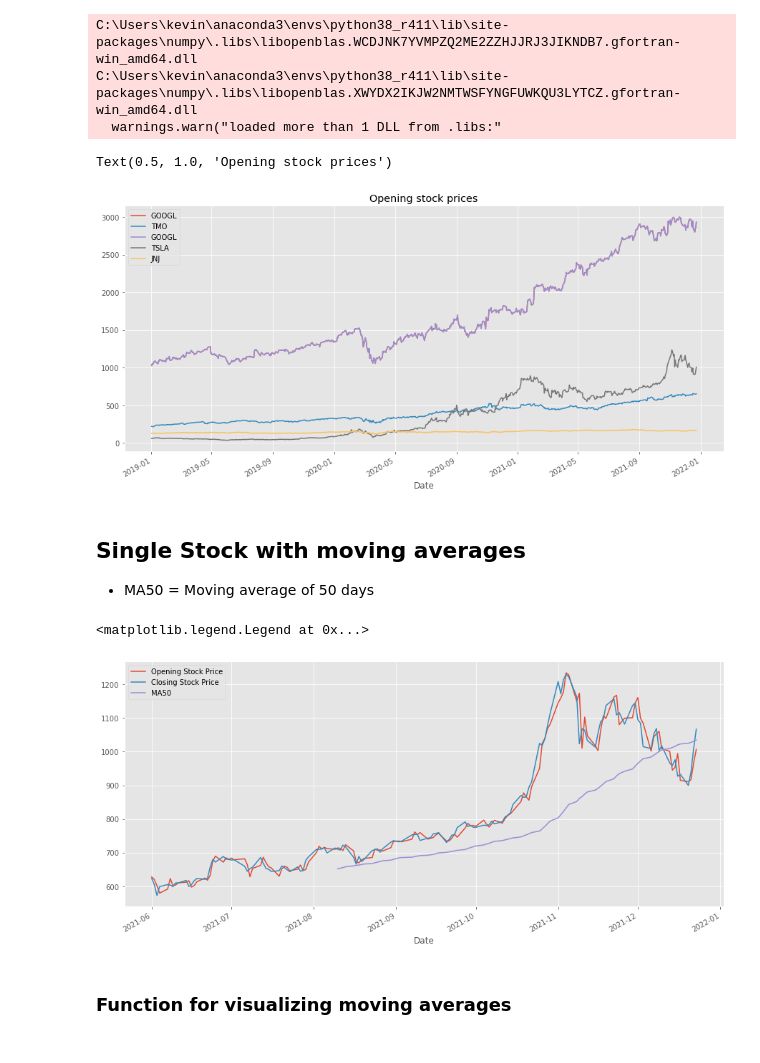
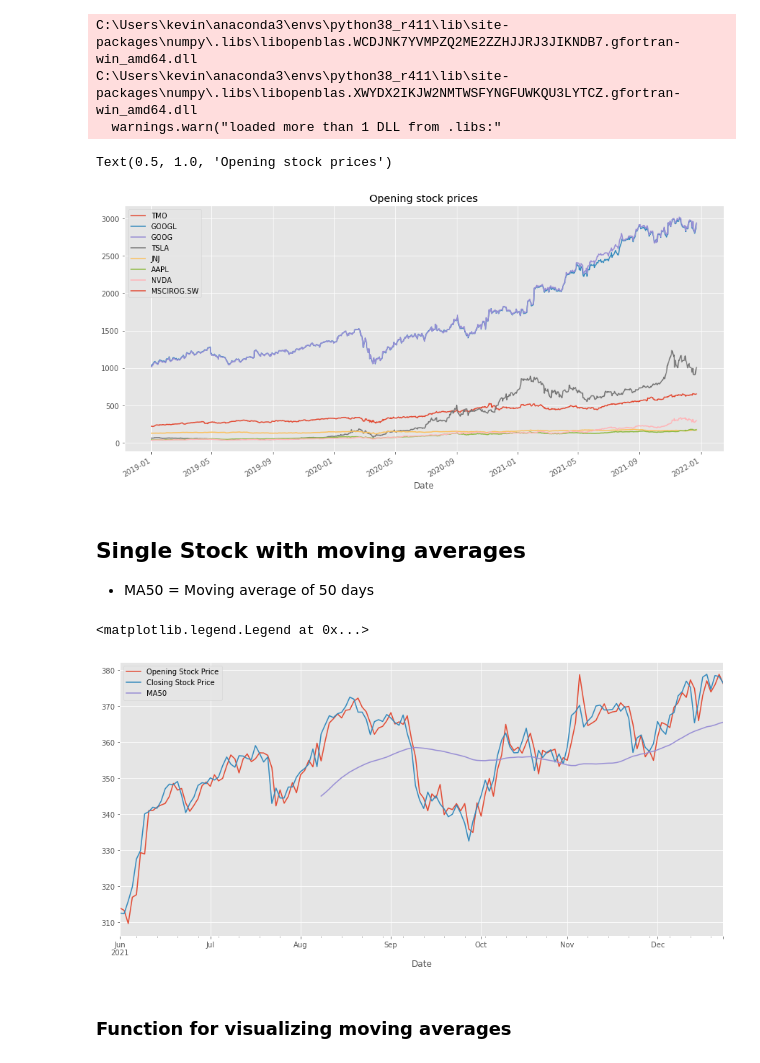
Before and after one commit to cewinharhar/stockMarketAnalysis, a Jupyter notebook: stockMarketAnalysis.ipynb, the cells around one changed output. Saved outputs shown, nothing was run; the diff lists cells and outputs as text; code cells hidden in the pictures.

Commit message:
more stocks and nicer plots

```diff
--- a/stockMarketAnalysis.ipynb
+++ b/stockMarketAnalysis.ipynb
@@ -46,8 +53,5 @@ MSCI = web.DataReader("MSCI", source, start, end) # na
 # %%
 #multiple plots
-
-all["Open"]["GOOGL"].plot()
-
 
 for stock in stocks:
     all["Open"][stock].plot(label=stock, figsize=(15,7))
@@ -57,24 +61,25 @@ plt.title("Opening stock prices")
 # ACHTUNG NICHT IM VERHÄLTNISS
 # %% [output]
 Text(0.5, 1.0, 'Opening stock prices')
-[figure, old version]
+[figure, new version]
 # %% [markdown]
 ## Single Stock with moving averages
 
 * MA50 = Moving average of 50 days
 # %%
-TSLA = web.DataReader("TSLA", source, startX, endX)
+ROCHE = web.DataReader("ROG.SW", source, startX, endX)
 
-TSLA["MA50"] = TSLA["Open"].rolling(50).mean()
 
-TSLA["Open"].plot(label="Opening Stock Price", figsize=(15,7))
-TSLA["Close"].plot(label="Closing Stock Price", figsize=(15,7))
-TSLA["MA50"].plot(label="MA50", figsize=(15,7))
+ROCHE["MA50"] = ROCHE["Open"].rolling(50).mean()
+
+ROCHE["Open"].plot(label="Opening Stock Price", figsize=(15,7))
+ROCHE["Close"].plot(label="Closing Stock Price", figsize=(15,7))
+ROCHE["MA50"].plot(label="MA50", figsize=(15,7))
 
 plt.legend()
 # %% [output]
 <matplotlib.legend.Legend at 0x...>
-[figure, old version]
+[figure, new version]
 # %% [markdown]
 ### Function for visualizing moving averages
 # %%
```
Also changed, not shown: parts of 11 cells of this notebook, 1 other file.
